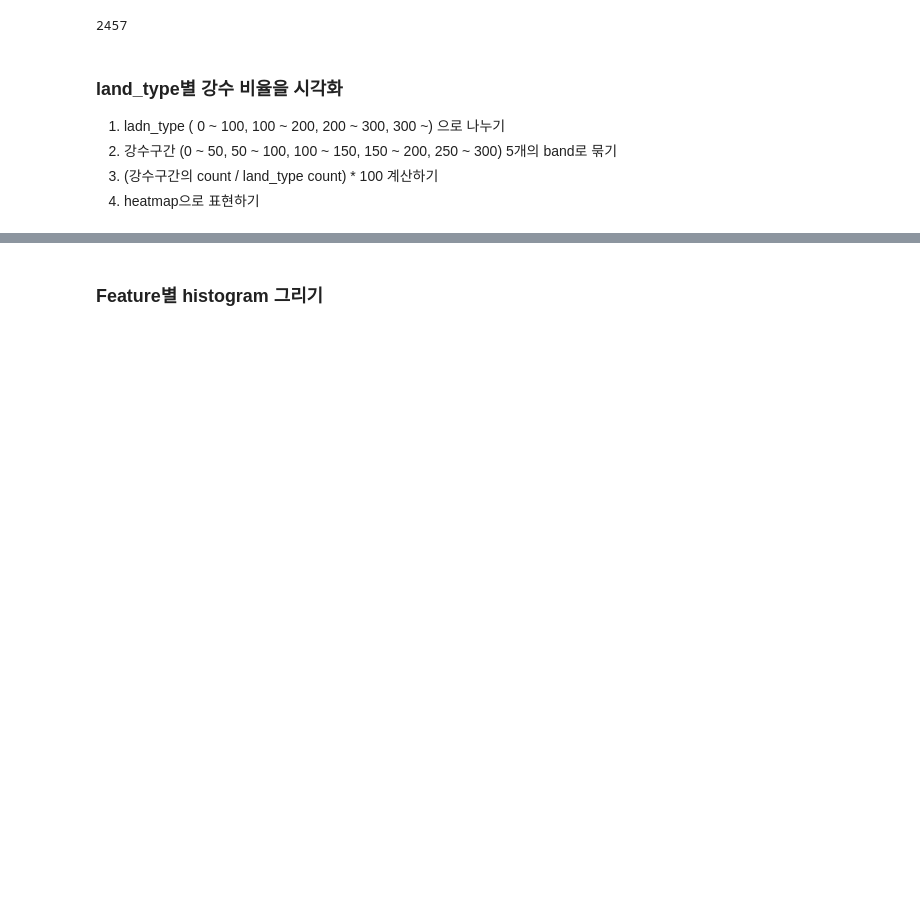
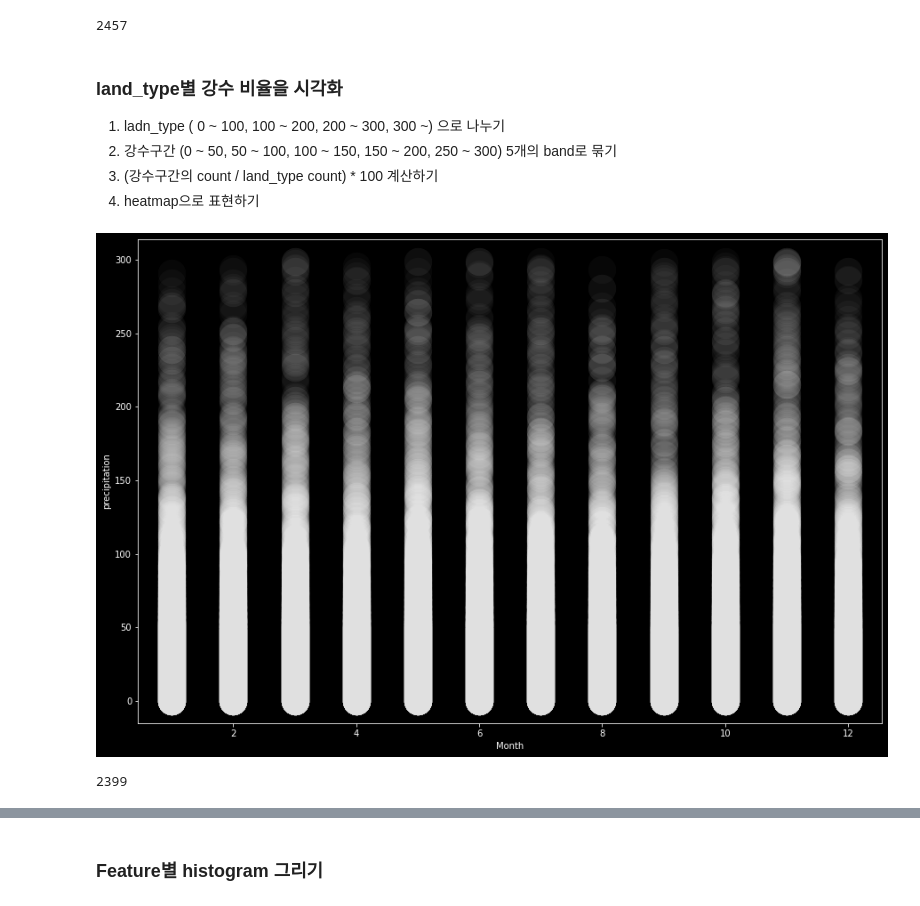
Before and after one commit to deagwon97/dacon-satellite-precipitation, a Jupyter notebook: Dacon_satellite_EDA.ipynb, the cells around one changed output, grey strips where cells are left out. Drawn from its saved outputs; the diff is of its cells as text; code cells hidden in the pictures; blank space fills up the shorter version.

```diff
--- a/Dacon_satellite_EDA.ipynb
+++ b/Dacon_satellite_EDA.ipynb
@@ -214,3 +227,23 @@ gc.collect()
 2. 강수구간 (0 ~ 50, 50 ~ 100, 100 ~ 150, 150 ~ 200, 250 ~ 300) 5개의 band로 묶기
 3. (강수구간의 count / land_type count) * 100 계산하기
 4. heatmap으로 표현하기
+# %%
+#강수량이 0과 300일때를 제외하고 pricitication vs month의 scatterplot 그리기
+
+plt.figure(figsize = (15,10))
+sns.scatterplot(x = train_numeric[((train_numeric[:,3] > 0) & (train_numeric[:,3] < 299)), 4],
+                y = train_numeric[((train_numeric[:,3] > 0) & (train_numeric[:,3] < 299)), 3],
+                alpha = 0.03,
+                s = 1000,
+                linewidth=0,
+                color = 'white'
+                )
+
+
+plt.ylabel('precipitation')
+plt.xlabel('Month')
+plt.show()
+gc.collect()
+# %% [output]
+[figure, added]
+2399
```
Also changed, not shown: parts of 23 cells of this notebook.
